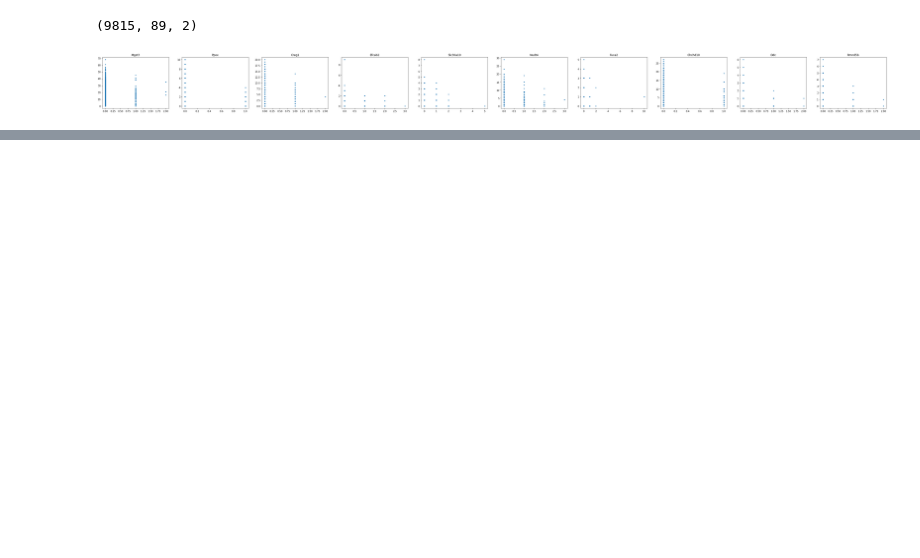
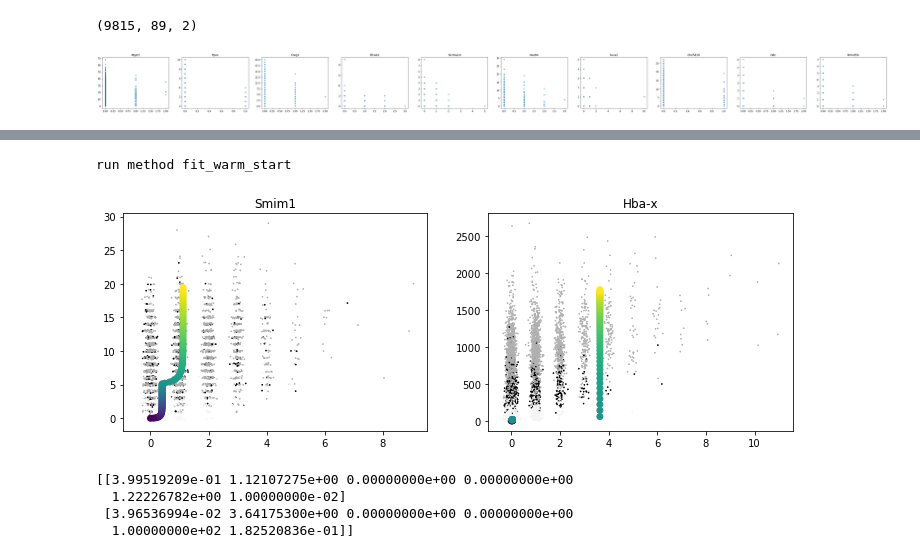
Before and after one commit to pachterlab/FGP_2024, a Jupyter notebook: notebooks/Barile.ipynb, the cells around one changed output, grey strips where cells are left out. Drawn from its saved outputs; the diff is of its cells as text; code cells hidden in the pictures; blank space fills up the shorter version.

```diff
--- a/notebooks/Barile.ipynb
+++ b/notebooks/Barile.ipynb
@@ -183,0 +183,16 @@ plot_phase(X,Q,traj,idx=plot_idx,gene_name=fitted_genes)
+# %%
+topo = np.array([[0,1]])
+tau = (0,12,24) # ~24 hours
+traj = Trajectory(topo, tau)
+res = traj.fit(X,Q=Q,parallel=True,n_threads=2)
+plot_phase(X,Q,traj,idx=plot_idx,gene_name=fitted_genes)
+# %% [output]
+run method fit_warm_start
+[figure, added]
+# %%
+print(traj.theta[plot_idx])
+# %% [output]
+[[3.99519209e-01 1.12107275e+00 0.00000000e+00 0.00000000e+00
+  1.22226782e+00 1.00000000e-02]
+ [3.96536994e-02 3.64175300e+00 0.00000000e+00 0.00000000e+00
+  1.00000000e+02 1.82520836e-01]]
```
Also changed, not shown: parts of 7 cells of this notebook, 2 other files.
